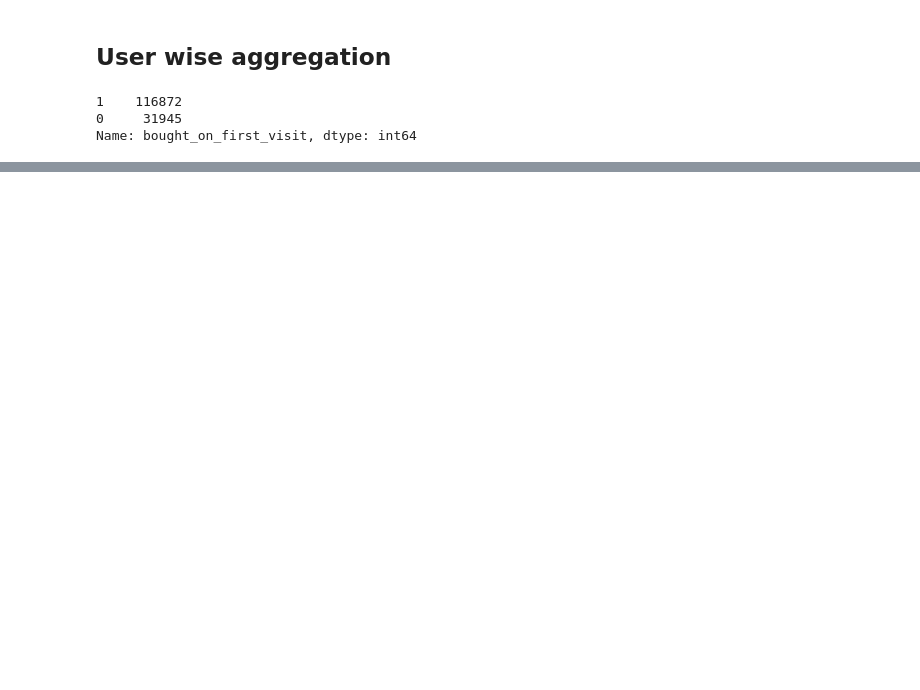
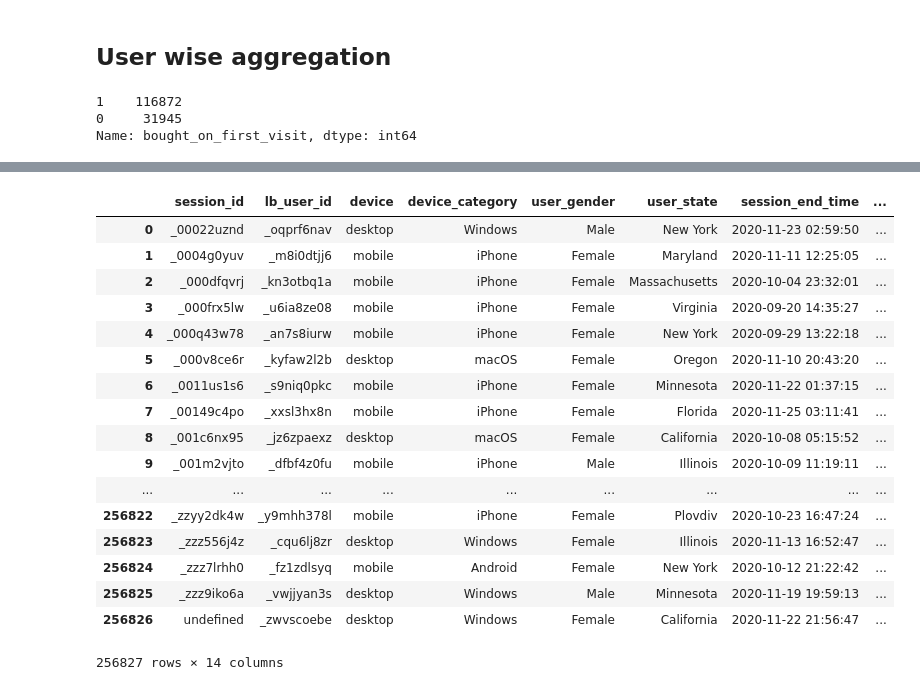
Before and after one commit to teja275/quince_assignment, a Jupyter notebook: notebooks/Data Exploration.ipynb, the cells around one changed output, grey strips where cells are left out. Cells and saved outputs as stored; diff of their text form; code cells hidden in the pictures; blank space fills up the shorter version.

```diff
--- a/notebooks/Data Exploration.ipynb
+++ b/notebooks/Data Exploration.ipynb
@@ -185,0 +229,21 @@ Name: bought_on_first_visit, dtype: int64
+# %%
+session_data
+# %% [output]
+|  | session_id | lb_user_id | device | device_category | user_gender | user_state | session_end_time | ... |
+| 0 | _00022uznd | _oqprf6nav | desktop | Windows | Male | New York | 2020-11-23 02:59:50 | ... |
+| 1 | _0004g0yuv | _m8i0dtjj6 | mobile | iPhone | Female | Maryland | 2020-11-11 12:25:05 | ... |
+| 2 | _000dfqvrj | _kn3otbq1a | mobile | iPhone | Female | Massachusetts | 2020-10-04 23:32:01 | ... |
+| 3 | _000frx5lw | _u6ia8ze08 | mobile | iPhone | Female | Virginia | 2020-09-20 14:35:27 | ... |
+| 4 | _000q43w78 | _an7s8iurw | mobile | iPhone | Female | New York | 2020-09-29 13:22:18 | ... |
+| 5 | _000v8ce6r | _kyfaw2l2b | desktop | macOS | Female | Oregon | 2020-11-10 20:43:20 | ... |
+| 6 | _0011us1s6 | _s9niq0pkc | mobile | iPhone | Female | Minnesota | 2020-11-22 01:37:15 | ... |
+| 7 | _00149c4po | _xxsl3hx8n | mobile | iPhone | Female | Florida | 2020-11-25 03:11:41 | ... |
+| 8 | _001c6nx95 | _jz6zpaexz | desktop | macOS | Female | California | 2020-10-08 05:15:52 | ... |
+| 9 | _001m2vjto | _dfbf4z0fu | mobile | iPhone | Male | Illinois | 2020-10-09 11:19:11 | ... |
+| ... | ... | ... | ... | ... | ... | ... | ... | ... |
+| 256822 | _zzyy2dk4w | _y9mhh378l | mobile | iPhone | Female | Plovdiv | 2020-10-23 16:47:24 | ... |
+| 256823 | _zzz556j4z | _cqu6lj8zr | desktop | Windows | Female | Illinois | 2020-11-13 16:52:47 | ... |
+| 256824 | _zzz7lrhh0 | _fz1zdlsyq | mobile | Android | Female | New York | 2020-10-12 21:22:42 | ... |
+| 256825 | _zzz9iko6a | _vwjjyan3s | desktop | Windows | Male | Minnesota | 2020-11-19 19:59:13 | ... |
+| 256826 | undefined | _zwvscoebe | desktop | Windows | Female | California | 2020-11-22 21:56:47 | ... |
+256827 rows × 14 columns
```
Also changed, not shown: parts of 32 cells of this notebook.
